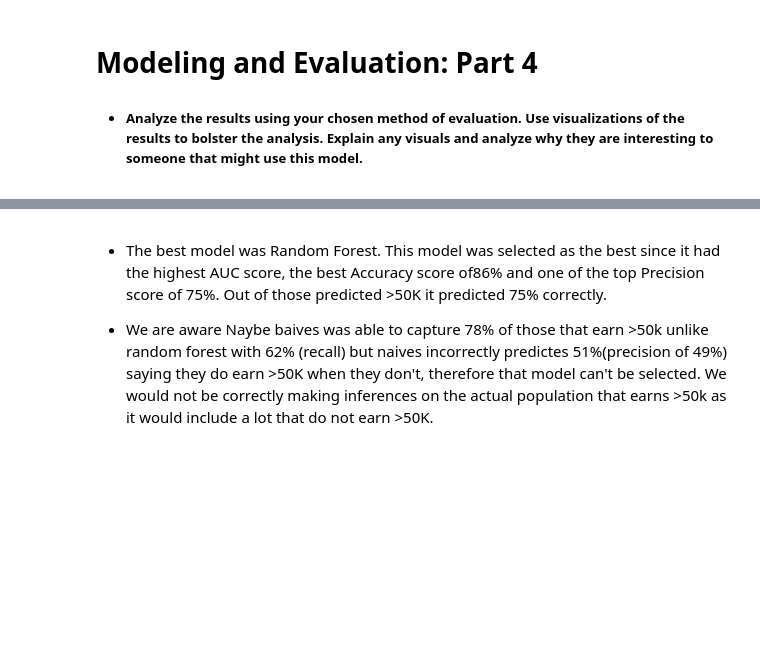
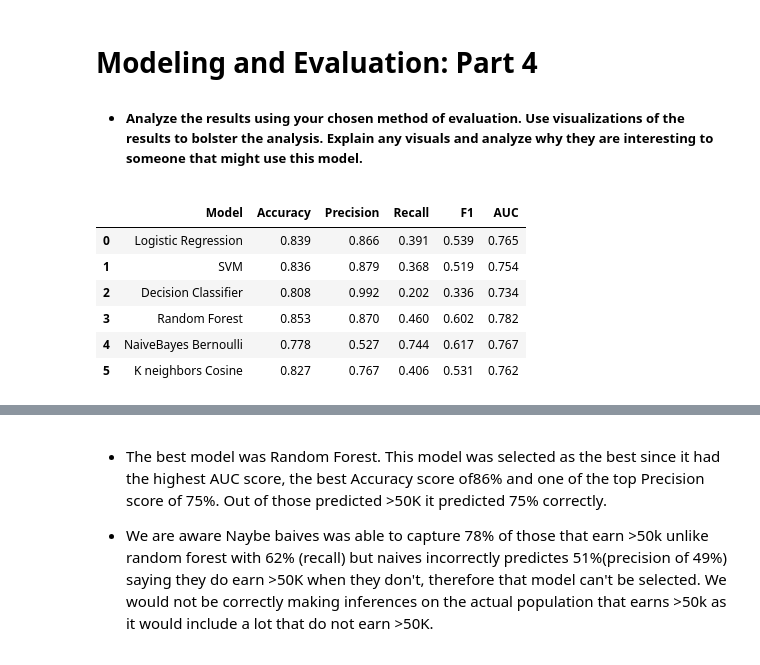
Before and after one commit to lauraah10/MachineLearning_Projects, a Jupyter notebook: KB_DN_LA_Lab2_DS7331.ipynb, the cells around one changed output, grey strips where cells are left out. Saved outputs shown, nothing was run; the diff lists cells and outputs as text; code cells hidden in the pictures; blank space fills up the shorter version.

```diff
--- a/KB_DN_LA_Lab2_DS7331.ipynb
+++ b/KB_DN_LA_Lab2_DS7331.ipynb
@@ -627,3 +639,13 @@ model_results.append(["K neighbors Cosine",acc, rec,prec,f1,auc])
 - ##### Analyze the results using your chosen method of evaluation. Use visualizations of the results to bolster the analysis. Explain any visuals and analyze why they are interesting to someone that might use this model.
 # %%
 results_1 = pd.DataFrame(model_results , columns=['Model','Accuracy','Recall','Precision','F1','AUC'])
+# %%
+results_1
+# %% [output]
+|  | Model | Accuracy | Precision | Recall | F1 | AUC |
+| 0 | Logistic Regression | 0.839 | 0.866 | 0.391 | 0.539 | 0.765 |
+| 1 | SVM | 0.836 | 0.879 | 0.368 | 0.519 | 0.754 |
+| 2 | Decision Classifier | 0.808 | 0.992 | 0.202 | 0.336 | 0.734 |
+| 3 | Random Forest | 0.853 | 0.870 | 0.460 | 0.602 | 0.782 |
+| 4 | NaiveBayes Bernoulli | 0.778 | 0.527 | 0.744 | 0.617 | 0.767 |
+| 5 | K neighbors Cosine | 0.827 | 0.767 | 0.406 | 0.531 | 0.762 |
```
Also changed, not shown: parts of 24 cells of this notebook.
